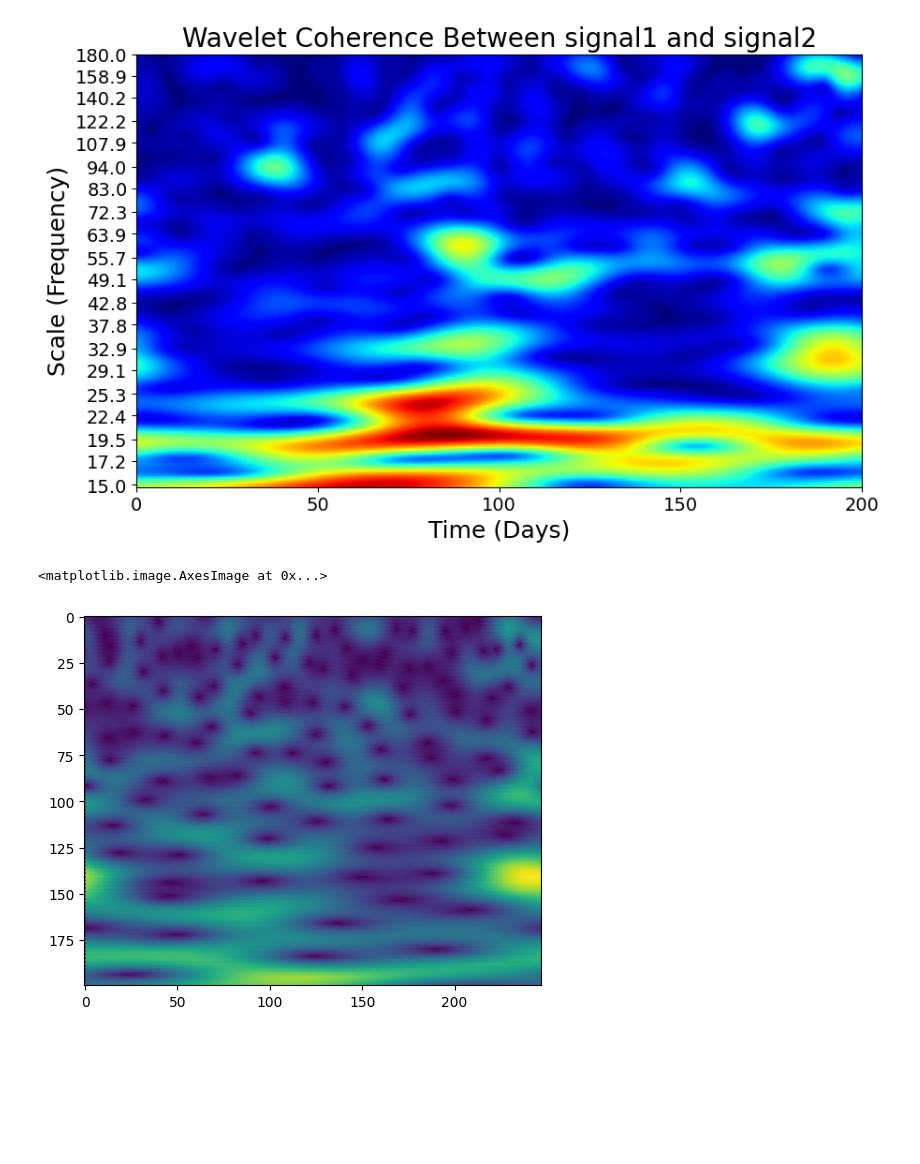
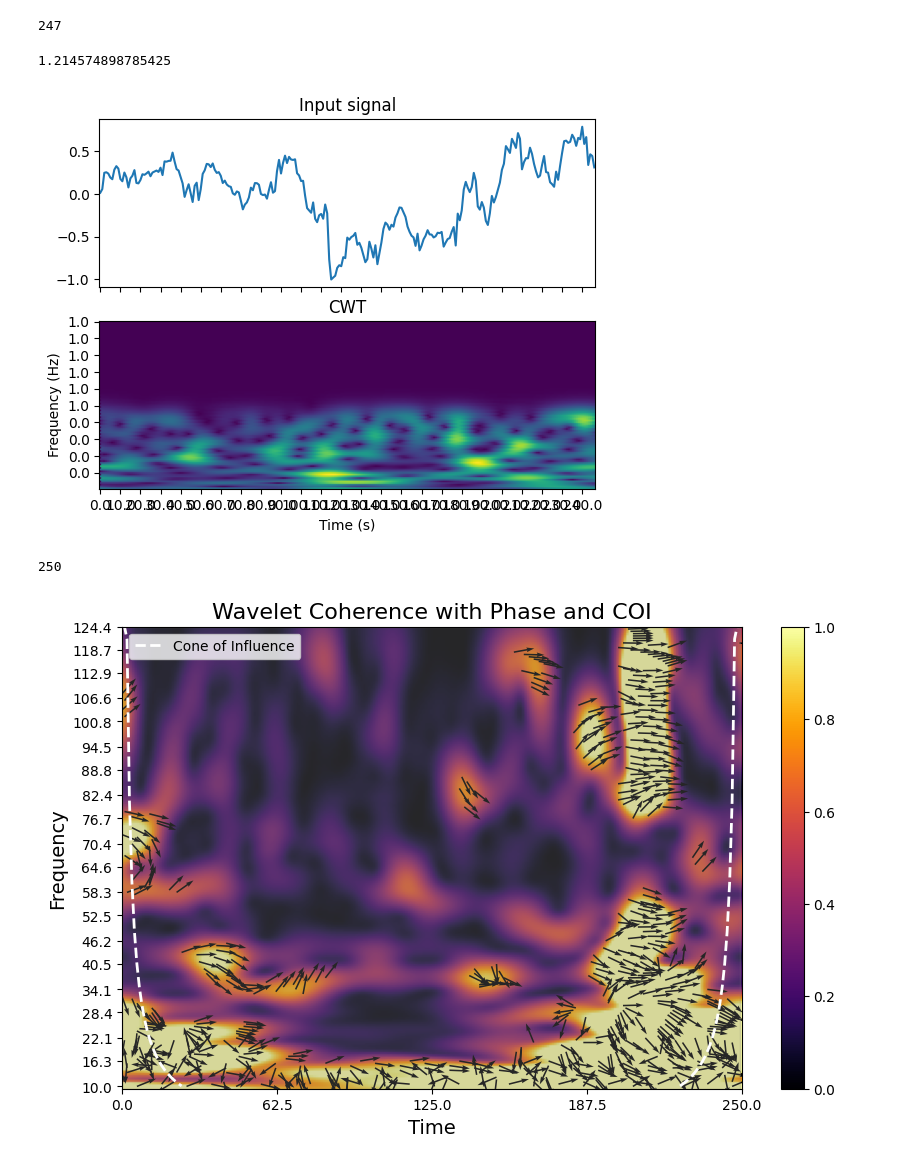
Before and after one commit to noshore5/Wavelet-Tech, a Jupyter notebook: finance/fCWT.ipynb, the cells around one changed output. Cells and saved outputs as stored; diff of their text form; code cells hidden in the pictures; blank space fills up the shorter version.

```diff
--- a/finance/fCWT.ipynb
+++ b/finance/fCWT.ipynb
@@ -17,3 +17,15 @@ def fcwtplotter(audio_data,sample_rate,f0,f1):
     fn = 100
 
     fcwt.plot(signal, sample_rate, f0=f0, f1=f1, fn=fn)
+# %%
+len(detrended2)
+# %% [output]
+247
+# %%
+300/247
+# %% [output]
+1.214574898785425
+# %%
+fcwtplotter(detrended2,1,.1,1)
+# %% [output]
+[figure, added]
@@ -26,9 +49,9 @@ from scipy.ndimage import gaussian_filter
 import scipy.io.wavfile as wav
 # Compute the wavelet coherence
 def wavelet_coherence_old(signal1,signal2,highest,lowest,nfreqs):
-    frame_rate = 360
-    freqs, coeffs1 = fcwt.cwt(signal1,frame_rate,lowest,highest,nfreqs,nthreads = 4,scaling='log')
-    freqs, coeffs2 = fcwt.cwt(signal2,frame_rate,lowest,highest,nfreqs,nthreads = 4,scaling='log')
+    frame_rate = 1
+    freqs, coeffs1 = fcwt.cwt(signal1,frame_rate,lowest,highest,nfreqs,nthreads = 4,)
+    freqs, coeffs2 = fcwt.cwt(signal2,frame_rate,lowest,highest,nfreqs,nthreads = 4,)
 
     # Compute coherence
     S1 = np.abs(coeffs1) ** 2
@@ -49,7 +72,7 @@ def wavelet_coherence_old(signal1,signal2,highest,lowest,nfreqs):
     coherence = S12_smoothed / (np.sqrt(S1_smoothed) * np.sqrt(S2_smoothed))
     #coherence = np.clip(coherence, 0.0, 1.0)  # Limit coherence to [0, 1]
 
-    return coherence, freqs, [coeffs1,coeffs2]
+    return coherence, freqs, [coeffs1,coeffs2], S12
 
 def coherence_plot_old(coherence,freqs,rate):
     extent=[0, len(coherence),len(freqs) ,0]
@@ -72,6 +95,9 @@ def coherence_plot_old(coherence,freqs,rate):
         plt.xlabel('Time (Days)',fontsize = 18)
         plt.title(f'Wavelet Coherence Between signal1 and signal2',fontsize=20)
         plt.show()
+
+coh,freqs,coeffs,S12 = wavelet_coherence_old(detrended,detrended2,0.5,0.001,200)
+_ = coherence_plot_with_arrows(coh, freqs, S12)
 # %%
 # pull data from polygon
 import datetime
@@ -94,8 +120,8 @@ def pull_data(ticker, api_key):
     stock_data (DataFrame): Raw stock data from Polygon.
     """
     # Define the date range
-    end_datetime = datetime.datetime(2025, 2, 12, 16)
-    start_datetime = end_datetime - datetime.timedelta(days=360)
+    end_datetime = datetime.datetime.now()
+    start_datetime = end_datetime - datetime.timedelta(days = 365)
 
     # Convert to timestamp format for Polygon API
     start_timestamp = int(start_datetime.timestamp()) * 1000
@@ -125,11 +151,12 @@ key = 'jjeryxeZXNkBhTEQF0SDj8uBBI_N1dBM'
 ticker = 'AAPL'
 _,close,detrended,df= pull_data(ticker,key)
 _,close2,detrended2,df2= pull_data('AMZN',key)
+# %%
+len(detrended2)
+# %% [output]
+250
 # %%
-coh,freqs,coeffs = wavelet_coherence_old(detrended,detrended2,180,15,200)
-coherence_plot_old(coh,freqs,360)
-plt.imshow(np.abs(coeffs[0]))
+coh,freqs,coeffs,S12 = wavelet_coherence_old(detrended,detrended2,125,10,200)
+_ = coherence_plot_with_arrows(coh, freqs, S12)
 # %% [output]
-[figure, old version]
+[figure, new version]
-<matplotlib.image.AxesImage at 0x...>
-[figure, removed]
```
Also changed, not shown: parts of 5 cells of this notebook, 31 other files.
